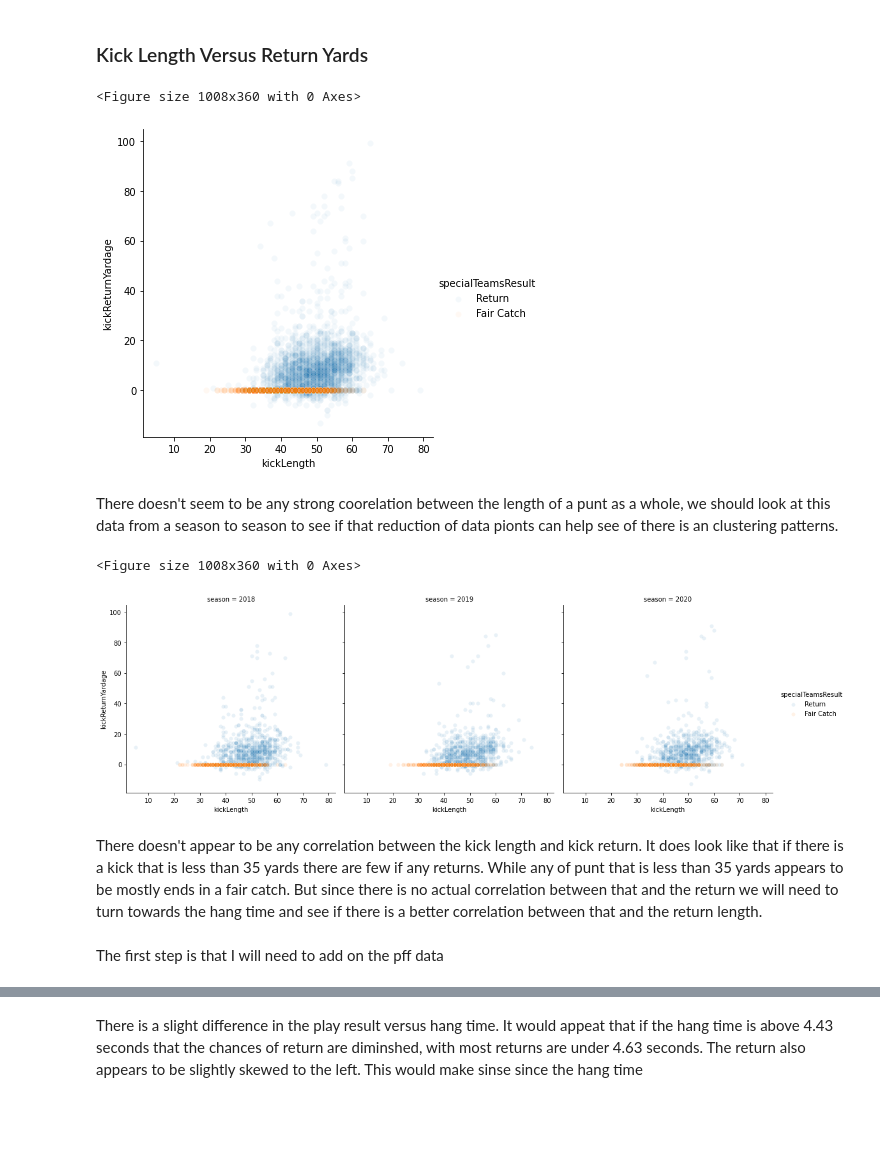
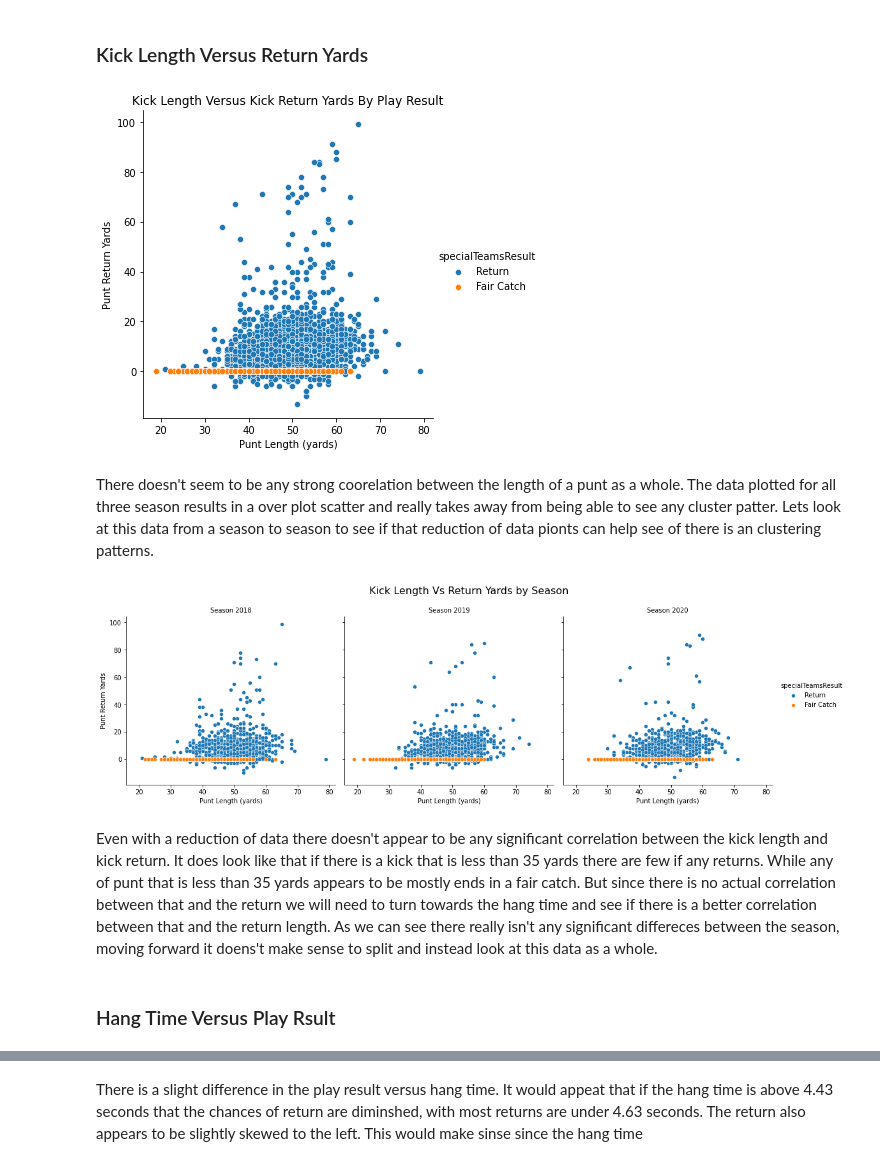
Before and after one commit to dkrejcarek/punt_analysis, a Jupyter notebook: Part_I_exploration_template.ipynb, the cells around one changed output, grey strips where cells are left out. Cells and saved outputs as stored; diff of their text form; code cells hidden in the pictures; blank space fills up the shorter version.

```diff
--- a/Part_I_exploration_template.ipynb
+++ b/Part_I_exploration_template.ipynb
@@ -581,27 +585,32 @@ fashion in the previous section (univariate exploration).
 # %% [markdown]
 ### Kick Length Versus Return Yards
 # %%
-plt.figure(figsize=[14,5]);
+
 g = sb.FacetGrid(punt_data, hue = 'specialTeamsResult', height=5, aspect=1)
-g.map(sb.scatterplot, 'kickLength', 'kickReturnYardage', alpha = .05)
-g.add_legend();
+g.map(sb.scatterplot, 'kickLength', 'kickReturnYardage')
+g.add_legend()
+plt.title('Kick Length Versus Kick Return Yards By Play Result')
+plt.xlabel('Punt Length (yards)')
+plt.ylabel('Punt Return Yards');
 # %% [output]
-<Figure size 1008x360 with 0 Axes>
-[figure, old version]
+[figure, new version]
 # %% [markdown]
-There doesn't seem to be any strong coorelation between the length of a punt as a whole, we should look at this data from a season to season to see if that reduction of data pionts can help see of there is an clustering patterns.
+There doesn't seem to be any strong coorelation between the length of a punt as a whole.  The data plotted for all three season results in a over plot scatter and really takes away from being able to see any cluster patter.  Lets look at this data from a season to season to see if that reduction of data pionts can help see of there is an clustering patterns.
 # %%
-plt.figure(figsize=[14,5])
+
 g = sb.FacetGrid(punt_data, col = 'season', hue = 'specialTeamsResult', height=5, aspect = 1)
-g.map(sb.scatterplot, 'kickLength', 'kickReturnYardage',  alpha = .1)
+g.map(sb.scatterplot, 'kickLength', 'kickReturnYardage')
+g.fig.subplots_adjust(top  = 0.85)
+g.fig.suptitle('Kick Length Vs Return Yards by Season', fontsize=16)
+g.set_titles('Season {col_name}')
+g.set_axis_labels('Punt Length (yards)', 'Punt Return Yards')
 g.add_legend();
 # %% [output]
-<Figure size 1008x360 with 0 Axes>
-[figure, old version]
+[figure, new version]
 # %% [markdown]
-There doesn't appear to be any correlation between the kick length and kick return.  It does look like that if there is a kick that is less than 35 yards there are few if any returns.  While any of punt that is less than 35 yards appears to be mostly ends in a fair catch.  But since there is no actual correlation between that and the return we will need to turn towards the hang time and see if there is a better correlation between that and the return length.
+Even with a reduction of data there doesn't appear to be any significant correlation between the kick length and kick return.  It does look like that if there is a kick that is less than 35 yards there are few if any returns.  While any of punt that is less than 35 yards appears to be mostly ends in a fair catch.  But since there is no actual correlation between that and the return we will need to turn towards the hang time and see if there is a better correlation between that and the return length.  As we can see there really isn't any significant differeces between the season, moving forward it doens't make sense to split and instead look at this data as a whole.
-# %% [markdown]
-The first step is that I will need to add on the pff data
+# %% [markdown]
+### Hang Time Versus Play Rsult
 # %%
 # Plot the hangtime versus the count of
 # make the hangtime down to the a 1/4 sec
```
Also changed, not shown: parts of 11 cells of this notebook.
